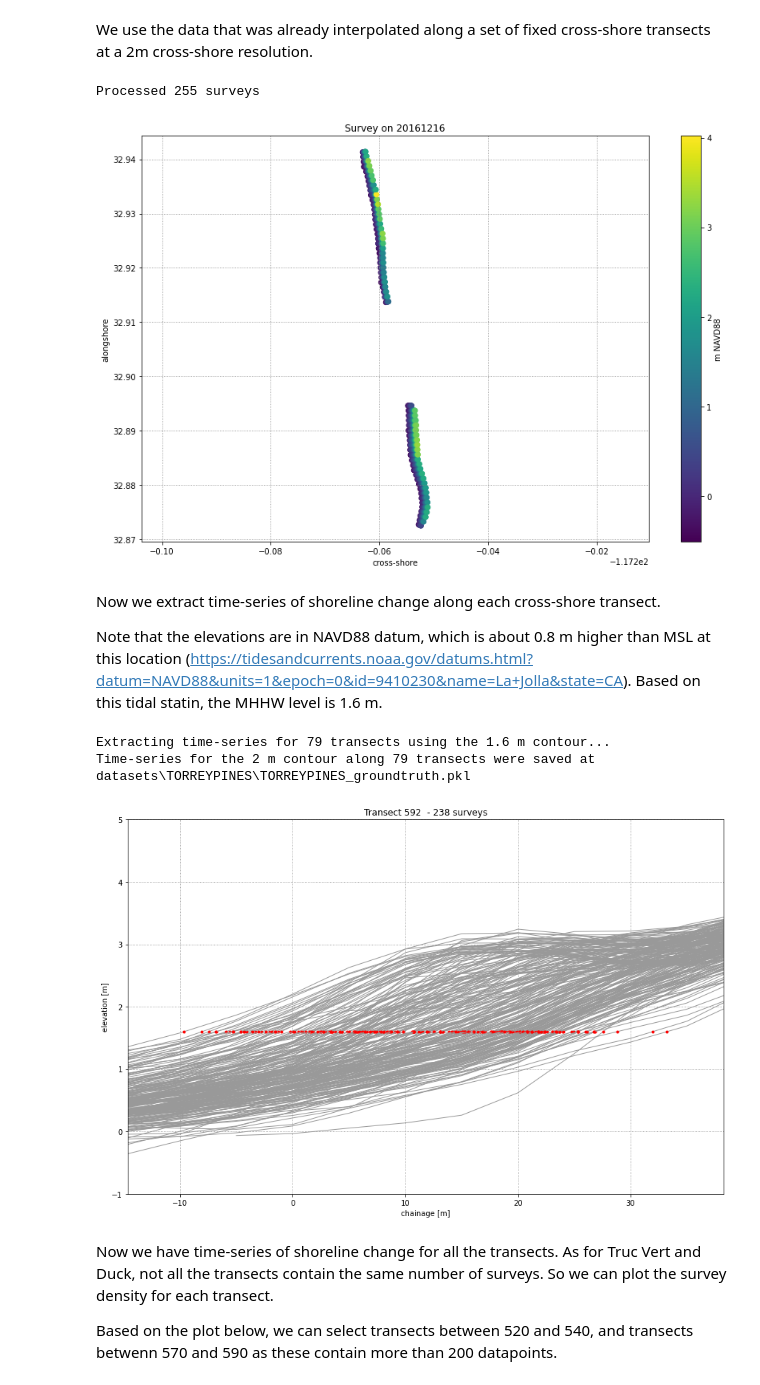
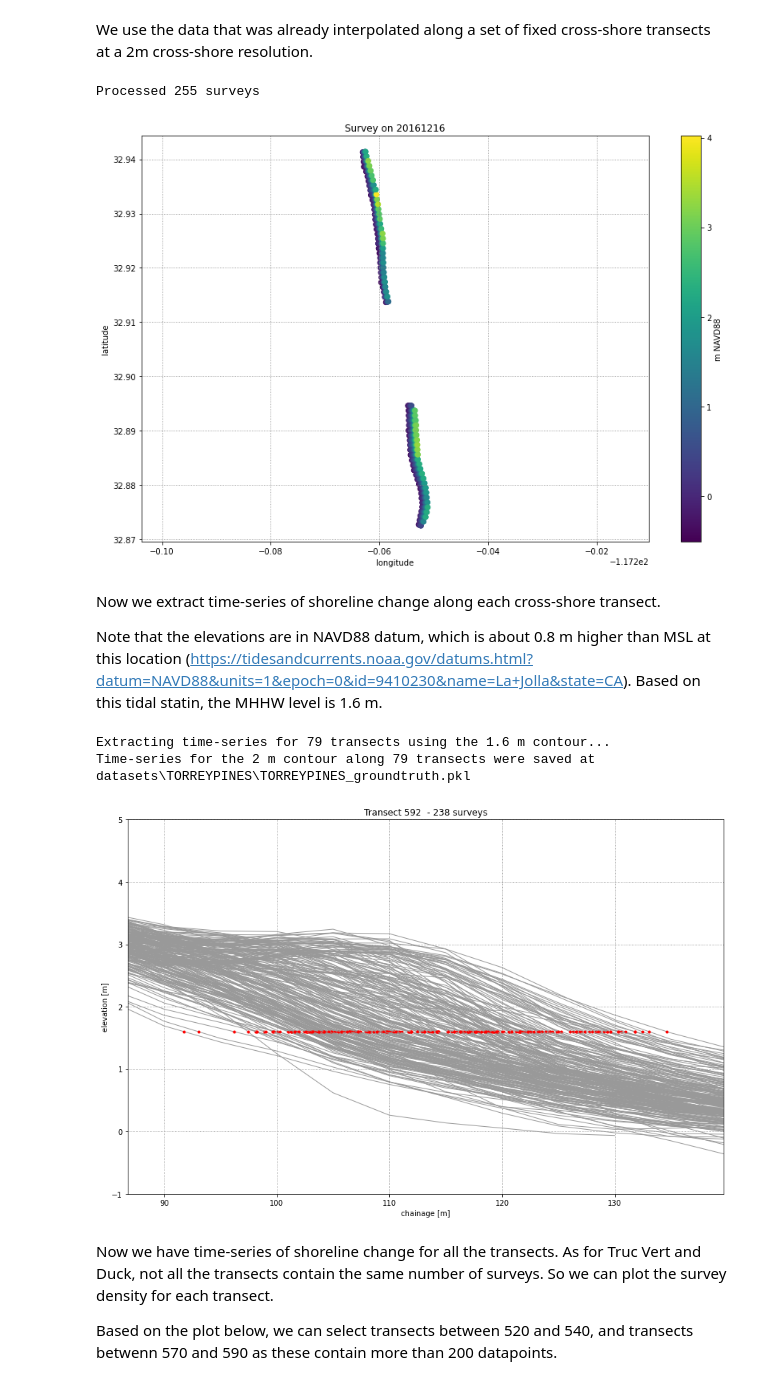
Before and after one commit to SatelliteShorelines/SDS_Benchmark, a Jupyter notebook: 1_preprocess_datasets.ipynb, the cells around one changed output. Drawn from its saved outputs; the diff is of its cells as text; code cells hidden in the pictures.

```diff
--- a/1_preprocess_datasets.ipynb
+++ b/1_preprocess_datasets.ipynb
@@ -684,9 +684,11 @@ for i,fn in enumerate(filenames):
     survey_data[date_str]['date'] = date
     elevation = np.array(data.variables['mapz'][:])
     elevation[elevation < -100] = np.nan
+    # store in dictionary
     survey_data[date_str]['elevation'] = elevation
-    survey_data[date_str]['x'] = np.array(data.variables['crs'][:])
-    survey_data[date_str]['y'] = np.array(data.variables['alg'][:])
+    survey_data[date_str]['x'] = np.array(data.variables['xc'][:])
+    survey_data[date_str]['y'] = np.array(data.variables['yc'][:])
+    survey_data[date_str]['pf'] = np.array(data.variables['alg'][:])
     survey_data[date_str]['lat'] = np.array(data.variables['latc'][:])
     survey_data[date_str]['lon'] = np.array(data.variables['lonc'][:])
 
@@ -696,7 +698,7 @@ for i,fn in enumerate(filenames):
         ax.grid(which='major',ls=':',c='0.5')
         ax.axis('equal')
         sc = ax.scatter(survey_data[date_str]['lon'],survey_data[date_str]['lat'],c=survey_data[date_str]['elevation'])
-        ax.set(title='Survey on %s'%date_str,xlabel='cross-shore',ylabel='alongshore')
+        ax.set(title='Survey on %s'%date_str,xlabel='longitude',ylabel='latitude')
         plt.colorbar(sc,label='m NAVD88')
         # plt.savefig(os.path.join(fp_figs,'survey_%s.jpg'%date_str))
         # plt.close(plt.gcf())
@@ -704,7 +706,7 @@ for i,fn in enumerate(filenames):
 print('Processed %d surveys'%len(filenames))
 # %% [output]
 Processed 255 surveys
-[figure, old version]
+[figure, new version]
 # %% [markdown]
 Now we extract time-series of shoreline change along each cross-shore transect.
 
@@ -714,7 +716,7 @@ Note that the elevations are in NAVD88 datum, which is about 0.8 m higher than M
 fp_figs = os.path.join(data_folder,'figs_topo')
 if not os.path.exists(fp_figs): os.makedirs(fp_figs)
 topo_profiles = dict([])
-pf_names = [str(int(survey_data[date_str]['y'][0,i])) for i in range(survey_data[date_str]['y'].shape[1])]
+pf_names = [str(int(survey_data[date_str]['pf'][0,i])) for i in range(survey_data[date_str]['pf'].shape[1])]
 n_surveys = np.zeros(len(pf_names))
 
 # select contour level to extract the shoreline time-series
@@ -736,45 +738,56 @@ for i in range(len(pf_names)):
     for n in list(survey_data.keys()):
         survey = survey_data[n]
         date = survey_data[n]['date']
-        chainages = survey['x'][:,i]
         elevations = survey['elevation'][:,i]
         # remove nans
         idx_nan = np.isnan(elevations)
         # if less than 5 survey points along the transect, skip it
         if len(elevations) - sum(idx_nan) <= 5: continue
-        chainages = chainages[~idx_nan]
-        elevations = elevations[~idx_nan]
+        # create transect with its eastings northings coordinates
+        transect = np.zeros([survey['x'].shape[0],2])
+        transect[:,0] = survey['x'][:,i]
+        transect[:,1] = survey['y'][:,i]
+        # flip it so that origin is on land pointing seawards
+        transect = np.flipud(transect)
+        # calculate chainage
+        x = np.sqrt((transect[:,0]-transect[0,0])**2 + (transect[:,1]-transect[0,1])**2)
+        # also flip elevations to match chainages
+        z = np.flipud(elevations)
+        # remove nans
+        idx_nan = np.isnan(z)
+        x = x[~idx_nan]
+        z = z[~idx_nan]
         # use interpolation to extract the chainage at the contour level
-        f = interpolate.interp1d(elevations, chainages, bounds_error=False)
+        f = interpolate.interp1d(z, x, bounds_error=False)
         chainage_contour_level = float(f(contour_level))
         topo_profiles[pf_names[i]]['chainages'].append(chainage_contour_level)
         topo_profiles[pf_names[i]]['dates'].append(date)
         if pf_names[i] in transects_to_plot:
-            ax.plot(chainages,elevations,'-',c='0.6',lw=1)
+            ax.plot(x,z,'-',c='0.6',lw=1)
             ax.plot(chainage_contour_level,contour_level,'r.')
     # convert to np.array
     topo_profiles[pf_names[i]]['chainages'] = np.array(topo_profiles[pf_names[i]]['chainages'])
     n_surveys[i] = len(topo_profiles[pf_names[i]]['dates'])
     if len(topo_profiles[pf_names[i]]['dates']) == 0:
         topo_profiles.pop(pf_names[i])
         continue
     if pf_names[i] in transects_to_plot:
         ax.set(title = 'Transect %s  - %d surveys'%(pf_names[i],len(topo_profiles[pf_names[i]]['dates'])),
                xlabel='chainage [m]', ylabel='elevation [m]', ylim=[-1,5],
                xlim=[np.nanmin(topo_profiles[pf_names[i]]['chainages'])-5,
                      np.nanmax(topo_profiles[pf_names[i]]['chainages'])+5])
         # fig.savefig(os.path.join(fp_figs, 'transect_%s.jpg'%pf_names[i]), dpi=100)
         # plt.close(plt.gcf())
 
 # save time-series in a pickle file
 fp_save = os.path.join(data_folder, '%s_groundtruth.pkl'%sitename)
 with open(fp_save, 'wb') as f:
     pickle.dump(topo_profiles, f)
 print('Time-series for the %1.f m contour along %d transects were saved at %s'%(contour_level,len(pf_names),fp_save))
 # %% [output]
 Extracting time-series for 79 transects using the 1.6 m contour...
 Time-series for the 2 m contour along 79 transects were saved at datasets\TORREYPINES\TORREYPINES_groundtruth.pkl
-[figure, old version]
+[figure, new version]
 # %% [markdown]
 Now we have time-series of shoreline change for all the transects.
 As for Truc Vert and Duck, not all the transects contain the same number of surveys. So we can plot the survey density for each transect.
```
Also changed, not shown: parts of 4 cells of this notebook, 4 other files.
